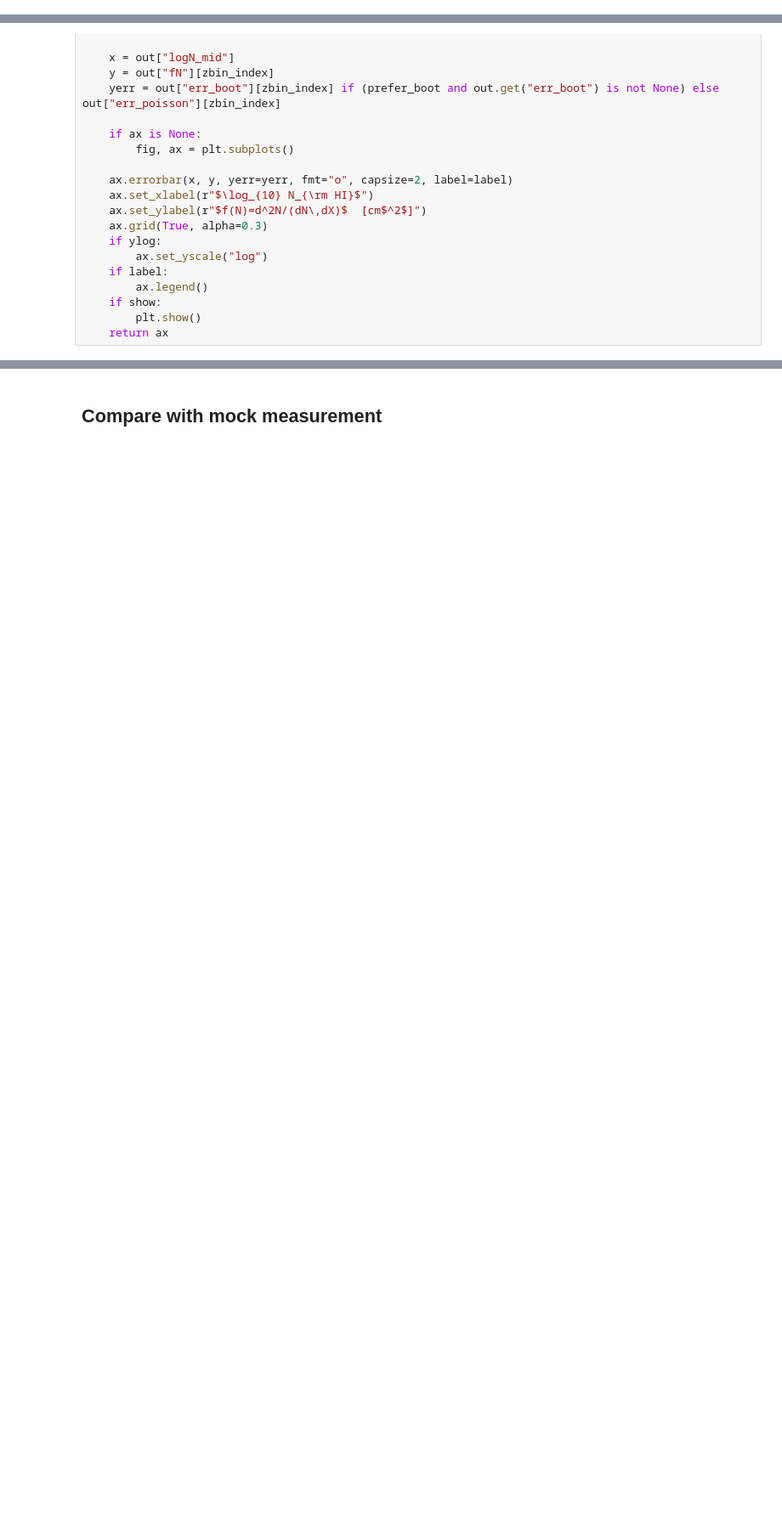
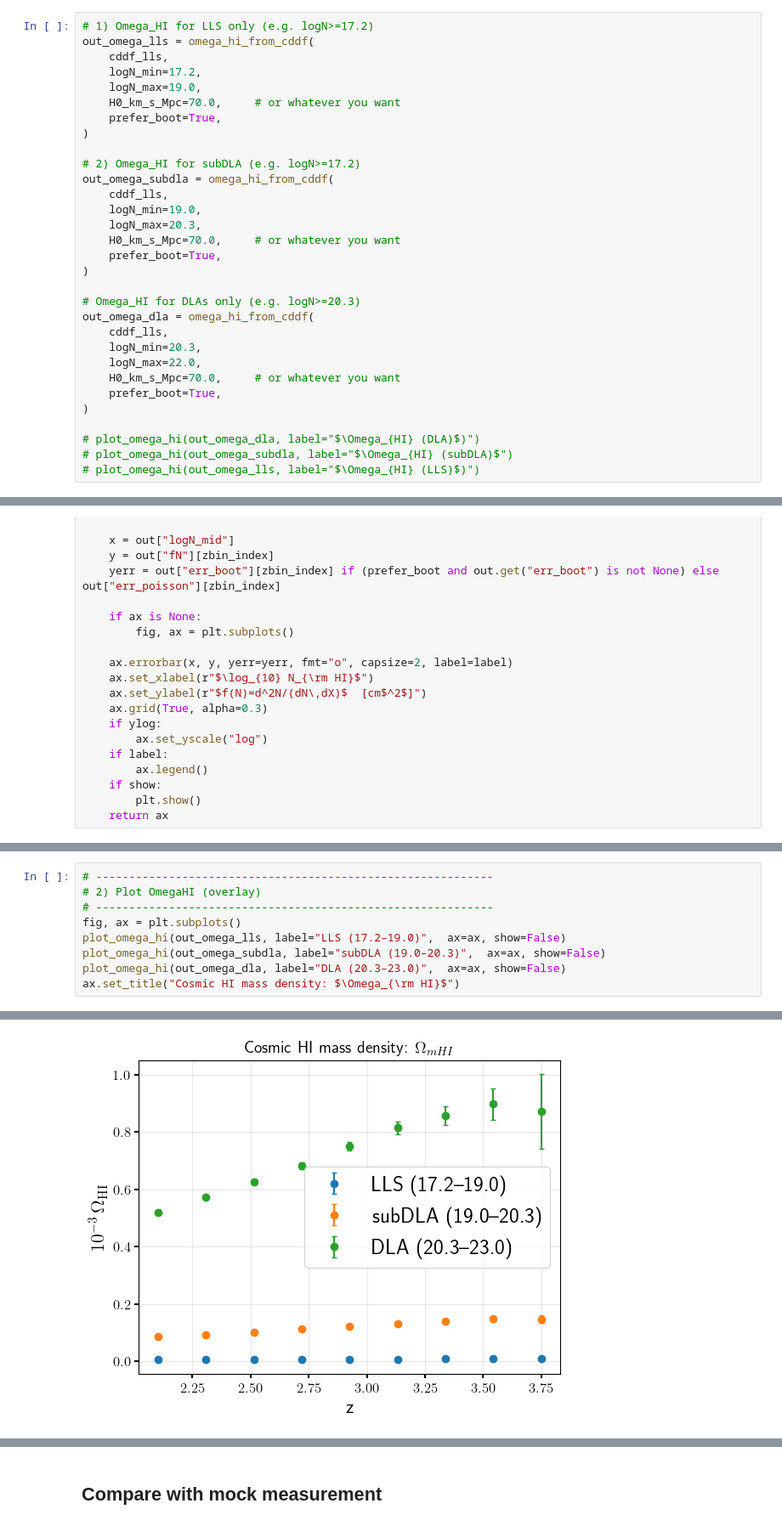
Before and after one commit to jibanCat/desi_gpy_dla_detection, a Jupyter notebook: notebooks/CDDF_dNdX_all.ipynb, the cells around one changed output, grey strips where cells are left out. Shown at 85% size. Drawn from its saved outputs; the diff is of its cells as text; blank space fills up the shorter version.

```diff
--- a/notebooks/CDDF_dNdX_all.ipynb
+++ b/notebooks/CDDF_dNdX_all.ipynb
@@ -753,6 +329,37 @@ cddf_lls = compute_cddf_fN(
 
 # f has shape (n_zbins, n_logN_bins-1)
 # print("LLS CDDF f shape:", cddf_lls["f"].shape)
+# %%
+# 1) Omega_HI for LLS only (e.g. logN>=17.2)
+out_omega_lls = omega_hi_from_cddf(
+    cddf_lls,
+    logN_min=17.2,
+    logN_max=19.0,
+    H0_km_s_Mpc=70.0,     # or whatever you want
+    prefer_boot=True,
+)
+
+# 2) Omega_HI for subDLA (e.g. logN>=17.2)
+out_omega_subdla = omega_hi_from_cddf(
+    cddf_lls,
+    logN_min=19.0,
+    logN_max=20.3,
+    H0_km_s_Mpc=70.0,     # or whatever you want
+    prefer_boot=True,
+)
+
+# Omega_HI for DLAs only (e.g. logN>=20.3)
+out_omega_dla = omega_hi_from_cddf(
+    cddf_lls,
+    logN_min=20.3,
+    logN_max=22.0,
+    H0_km_s_Mpc=70.0,     # or whatever you want
+    prefer_boot=True,
+)
+
+# plot_omega_hi(out_omega_dla, label="$\Omega_{HI} (DLA)$)")
+# plot_omega_hi(out_omega_subdla, label="$\Omega_{HI} (subDLA)$")
+# plot_omega_hi(out_omega_lls, label="$\Omega_{HI} (LLS)$)")
 # %%
 import numpy as np
 import matplotlib.pyplot as plt
@@ -832,0 +443,10 @@ ax.set_title("Line density: dN/dX")
+# %%
+# ------------------------------------------------------------
+# 2) Plot OmegaHI (overlay)
+# ------------------------------------------------------------
+fig, ax = plt.subplots()
+plot_omega_hi(out_omega_lls, label="LLS (17.2–19.0)",  ax=ax, show=False)
+plot_omega_hi(out_omega_subdla, label="subDLA (19.0–20.3)",  ax=ax, show=False)
+plot_omega_hi(out_omega_dla, label="DLA (20.3–23.0)",  ax=ax, show=False)
+ax.set_title("Cosmic HI mass density: $\Omega_{\rm HI}$")
+# %% [output]
@@ -833,3 +454,4 @@ ax.set_title("Line density: dN/dX")
+[figure, added]
 # %%
 # ------------------------------------------------------------
 # 4) Plot one redshift slice of CDDF (overlay)
```
Also changed, not shown: parts of 58 cells of this notebook, 2 other files.
